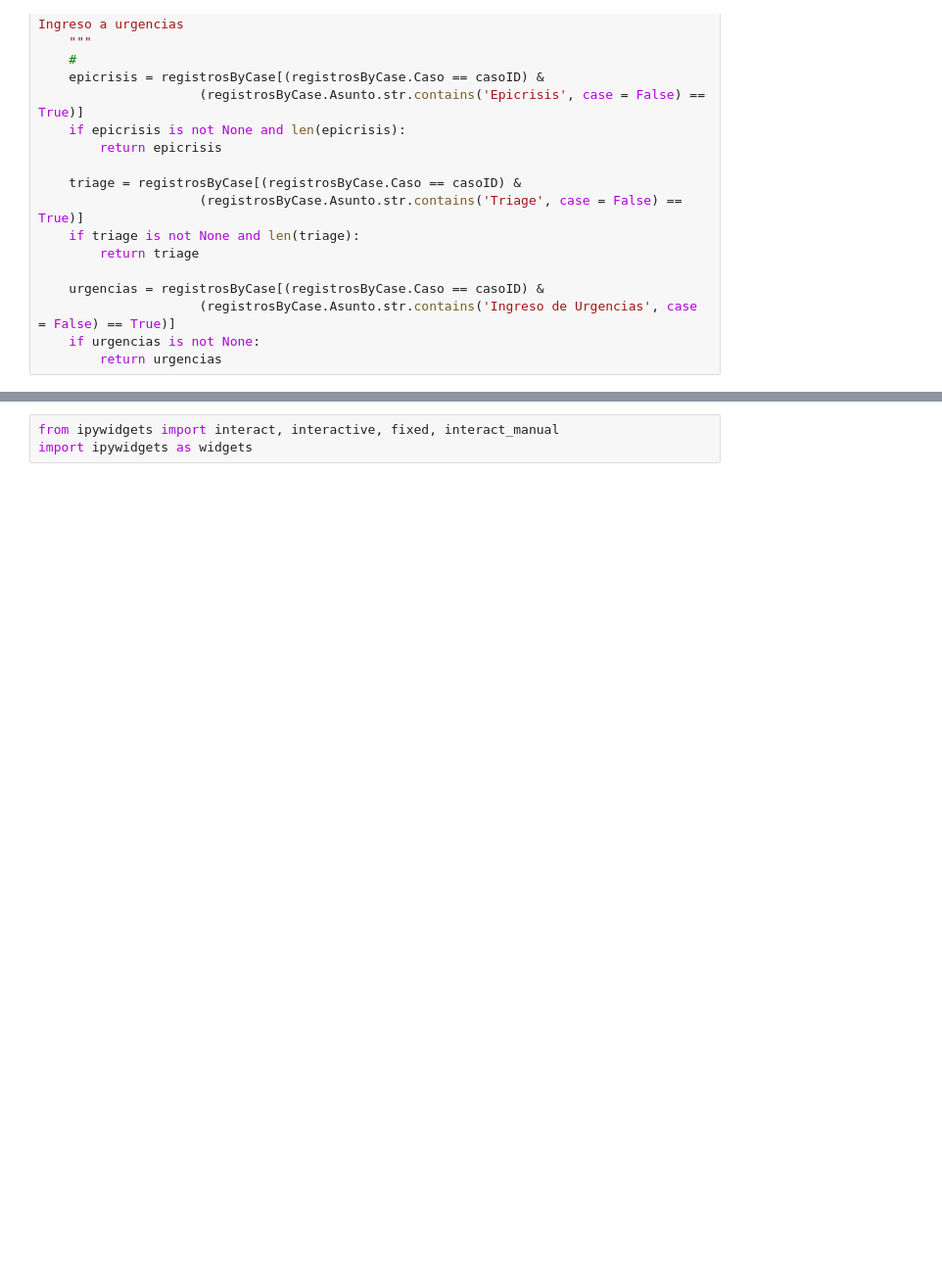
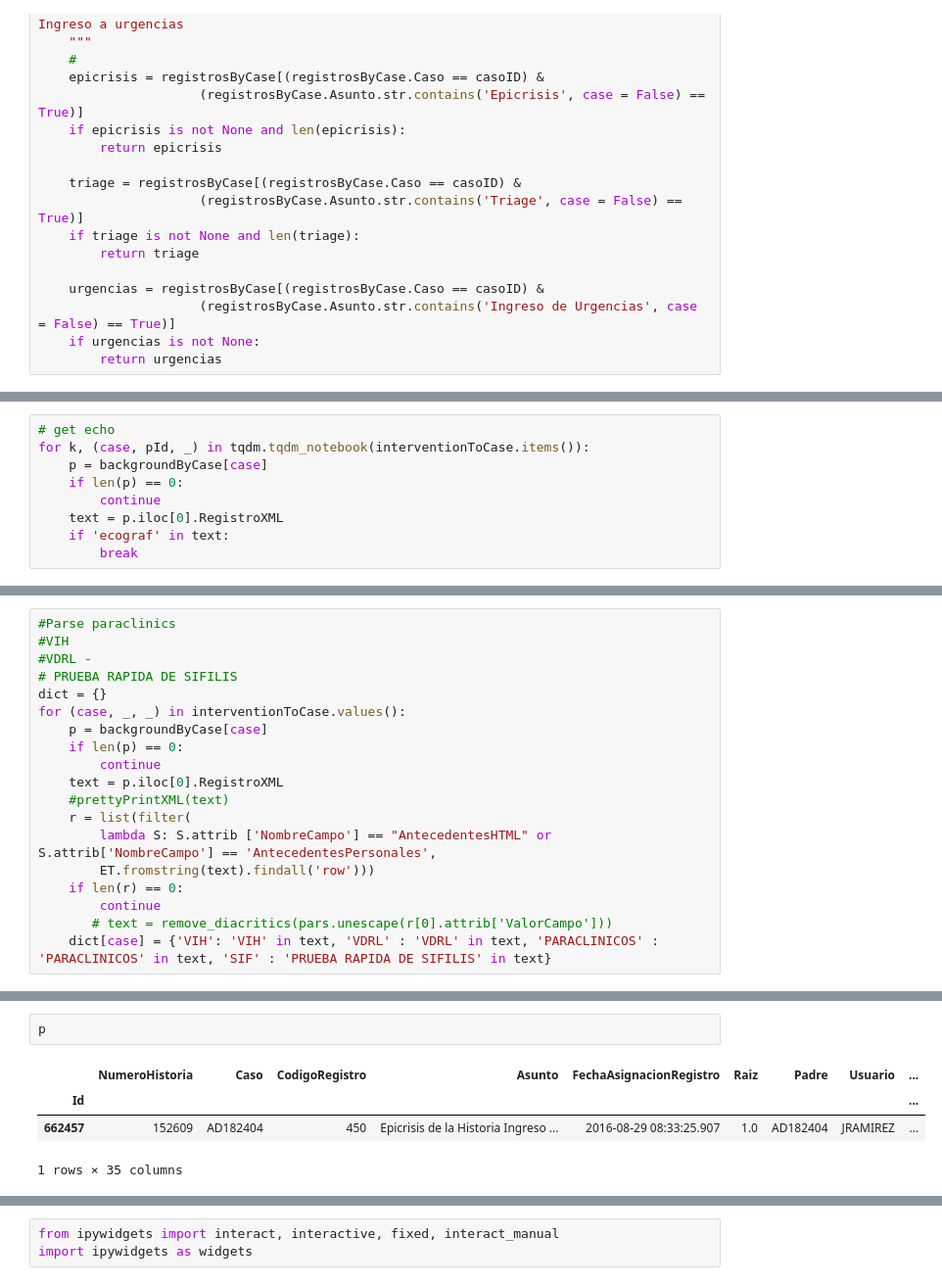
Before and after one commit to gbernardino/toolsCMRC, a Jupyter notebook: dataReader.ipynb, the cells around one changed output, grey strips where cells are left out. Shown at 98% size. Drawn from its saved outputs; the diff is of its cells as text; blank space fills up the shorter version.

```diff
--- a/dataReader.ipynb
+++ b/dataReader.ipynb
@@ -289,0 +283,9 @@ np.sum(dataGPAC_fumDF.GPCA_OK == 0), np.sum(dataGPAC_fumDF.GPCA_OK == 0)
+# %%
+# get echo
+for k, (case, pId, _) in tqdm.tqdm_notebook(interventionToCase.items()):
+    p = backgroundByCase[case]
+    if len(p) == 0:
+        continue
+    text = p.iloc[0].RegistroXML
+    if 'ecograf' in text:
+        break
@@ -289,0 +402,19 @@ np.sum(dataGPAC_fumDF.GPCA_OK == 0), np.sum(dataGPAC_fumDF.GPCA_OK == 0)
+# %%
+#Parse paraclinics
+#VIH
+#VDRL -
+# PRUEBA RAPIDA DE SIFILIS
+dict = {}
+for (case, _, _) in interventionToCase.values():
+    p = backgroundByCase[case]
+    if len(p) == 0:
+        continue
+    text = p.iloc[0].RegistroXML
+    #prettyPrintXML(text)
+    r = list(filter(
+        lambda S: S.attrib ['NombreCampo'] == "AntecedentesHTML" or S.attrib['NombreCampo'] == 'AntecedentesPersonales',
+        ET.fromstring(text).findall('row')))
+    if len(r) == 0:
+        continue
+       # text = remove_diacritics(pars.unescape(r[0].attrib['ValorCampo']))
+    dict[case] = {'VIH': 'VIH' in text, 'VDRL' : 'VDRL' in text, 'PARACLINICOS' :  'PARACLINICOS' in text, 'SIF' : 'PRUEBA RAPIDA DE SIFILIS' in text}
@@ -289,0 +431,7 @@ np.sum(dataGPAC_fumDF.GPCA_OK == 0), np.sum(dataGPAC_fumDF.GPCA_OK == 0)
+# %%
+p
+# %% [output]
+|  | NumeroHistoria | Caso | CodigoRegistro | Asunto | FechaAsignacionRegistro | Raiz | Padre | Usuario | ... |
+| Id |  |  |  |  |  |  |  |  | ... |
+| 662457 | 152609 | AD182404 | 450 | Epicrisis de la Historia Ingreso ... | 2016-08-29 08:33:25.907 | 1.0 | AD182404 | JRAMIREZ | ... |
+1 rows × 35 columns
```
Also changed, not shown: parts of 52 cells of this notebook.
